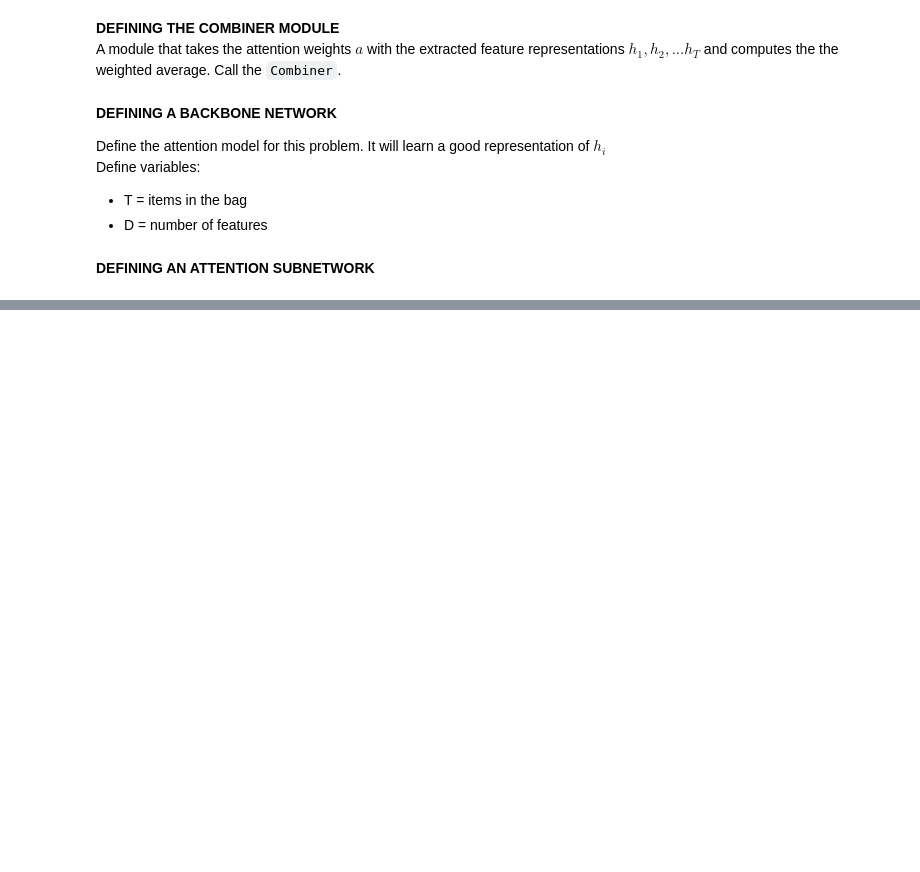
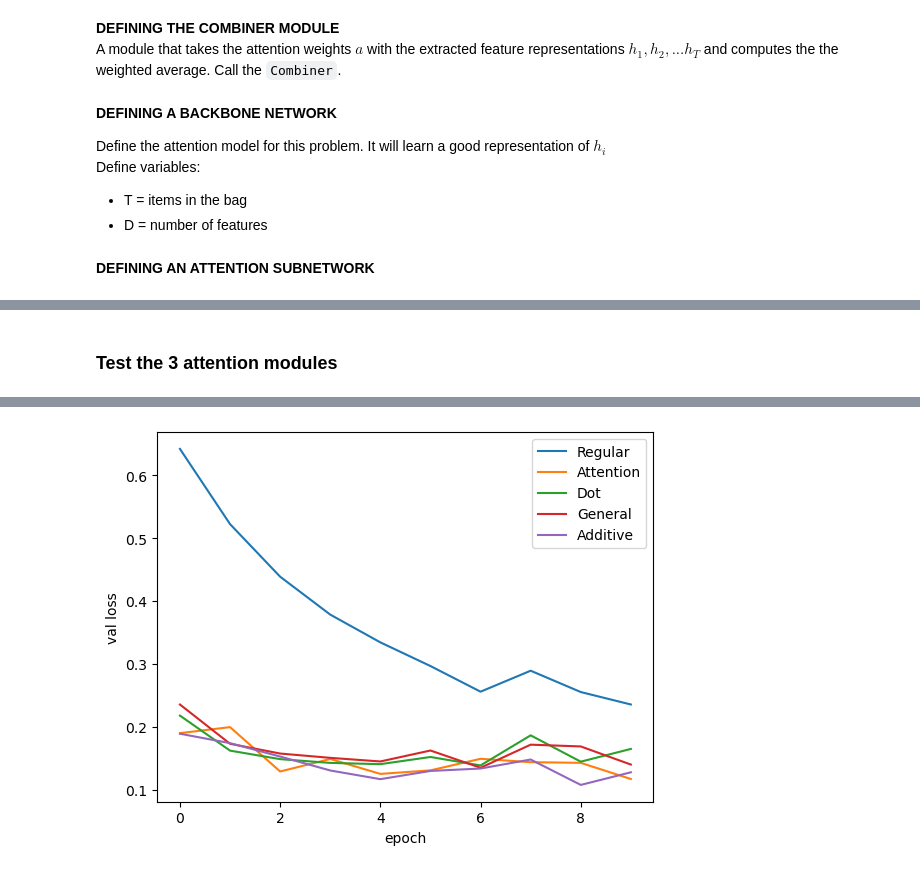
Before and after one commit to Efrazar/Bio-AI-foundations, a Jupyter notebook: Inside_Deep_Learning/10_Attention_Mechanisms.ipynb, the cells around one changed output, grey strips where cells are left out. Drawn from its saved outputs; the diff is of its cells as text; code cells hidden in the pictures; blank space fills up the shorter version.

```diff
--- a/Inside_Deep_Learning/10_Attention_Mechanisms.ipynb
+++ b/Inside_Deep_Learning/10_Attention_Mechanisms.ipynb
@@ -339,0 +605,15 @@ True Label is =  4
+# %% [markdown]
+### Test the 3 attention modules
+# %%
+# test the attention modules
+attn_dot = SmarterAttentionNet(
+    D, neurons, classes, score_net=DotScore(neurons)
+)
+
+attn_gen = SmarterAttentionNet(
+    D, neurons, classes, score_net=GeneralScore(neurons)
+)
+
+attn_add = SmarterAttentionNet(
+    D, neurons, classes, score_net=AdditiveAttentionScore(neurons)
+)
@@ -339,0 +666,30 @@ True Label is =  4
+# %%
+#  reset workers before new run
+import gc
+gc.collect()
+torch.cuda.empty_cache()  # Free any leftover VRAM from previous run
+torch.backends.cudnn.benchmark = False  # True is better for CNNs with fixed input sizes
+
+optimizer = torch.optim.AdamW(attn_add.parameters(), lr=1e-3)
+scheduler = torch.optim.lr_scheduler.ReduceLROnPlateau(optimizer, patience=2, factor=0.5)
+
+# Train the smarter attention-based model
+attn_results_add = train_network_EZA(
+    model=attn_add,
+    loss_func=nn.CrossEntropyLoss(),
+    train_loader=mnist_train_loader,
+    val_loader=mnist_test_loader,
+    score_funcs={'Accuracy': accuracy_score},
+    epochs=10,
+    device=device,
+    use_amp=True,          # safe: Turing supports fp16, GradScaler already wired in dl_utils
+    optimizer=optimizer,
+    lr_schedule=scheduler
+)
+# %%
+sns.lineplot(x="epoch", y="val loss", data=simple_results, label="Regular")
+sns.lineplot(x="epoch", y="val loss", data=small_attn_results, label="Attention")
+sns.lineplot(x="epoch", y="val loss", data=attn_results_dot, label="Dot")
+sns.lineplot(x="epoch", y="val loss", data=attn_results_gen, label="General")
+sns.lineplot(x="epoch", y="val loss", data=attn_results_add, label="Additive")
+# %% [output]
@@ -339,0 +697 @@ True Label is =  4
+[figure, added]
```
Also changed, not shown: parts of 33 cells of this notebook, 1 other file.
